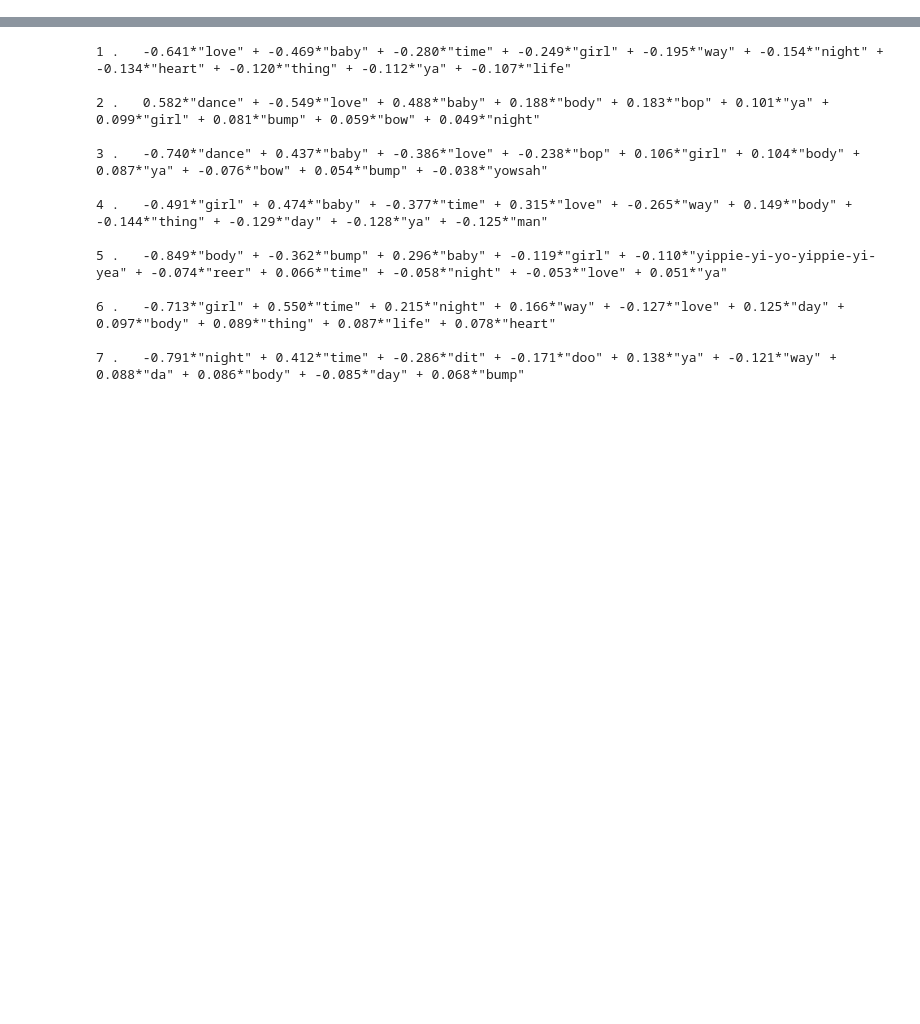
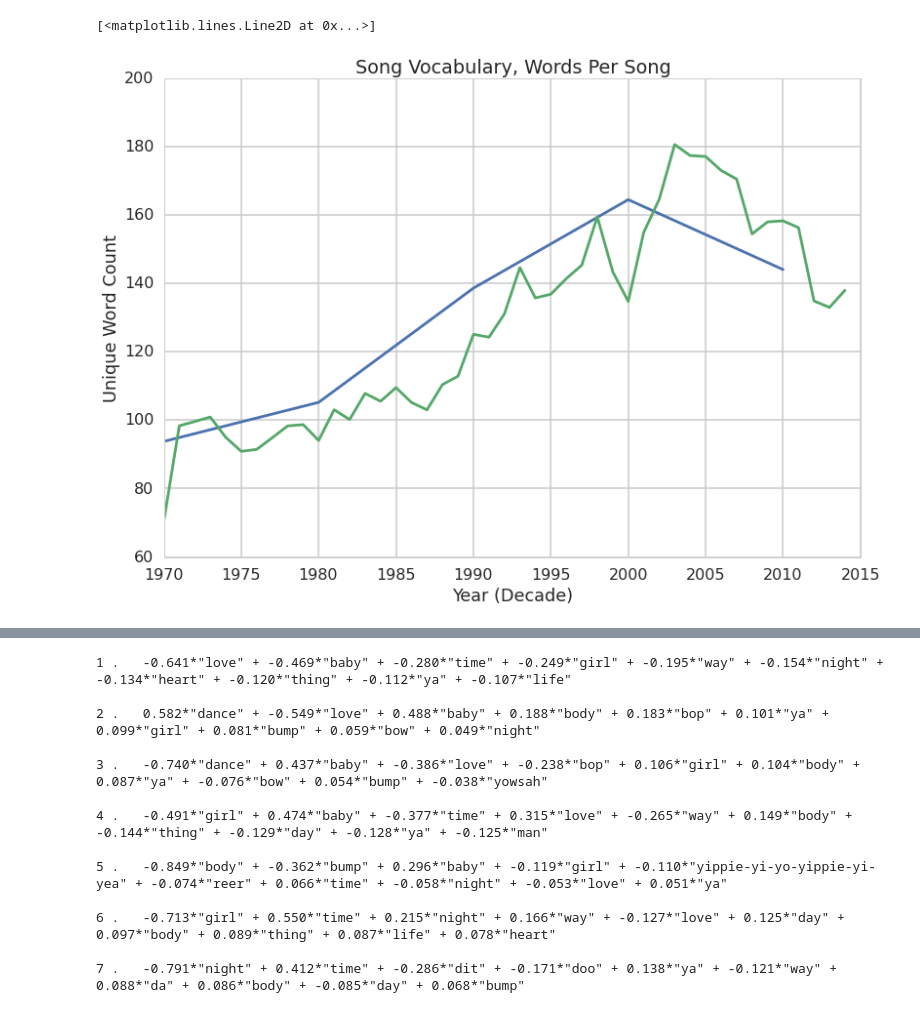
Before and after one commit to michaeljohns/lyrics-lab, a Jupyter notebook: notebooks/ss/exploration.ipynb, the cells around one changed output, grey strips where cells are left out. Saved outputs shown, nothing was run; the diff lists cells and outputs as text; code cells hidden in the pictures; blank space fills up the shorter version.

```diff
--- a/notebooks/ss/exploration.ipynb
+++ b/notebooks/ss/exploration.ipynb
@@ -54,0 +203,25 @@ df.head()
+# %%
+years=dfc.groupby('decade')
+yearlexdiv= dict()
+for year in years:
+    yearlexdiv[year[0]]= year[1]['wordset'].mean()
+plotdict = collections.OrderedDict(sorted(yearlexdiv.items()))
+#plt.ylim([0,1])
+plt.title("Song Vocabulary, Words Per Song")
+plt.ylabel("Unique Word Count")
+plt.xlabel("Year (Decade)")
+x=plotdict.keys()
+y=plotdict.values()
+plt.plot(x,y)
+
+years=dfc.groupby('year')
+yearlexdiv= dict()
+for year in years:
+    yearlexdiv[year[0]]= year[1]['wordset'].mean()
+plotdict = collections.OrderedDict(sorted(yearlexdiv.items()))
+x=plotdict.keys()
+y=plotdict.values()
+plt.plot(x,y)
+# %% [output]
+[<matplotlib.lines.Line2D at 0x...>]
+[figure, added]
```
Also changed, not shown: parts of 21 cells of this notebook.
